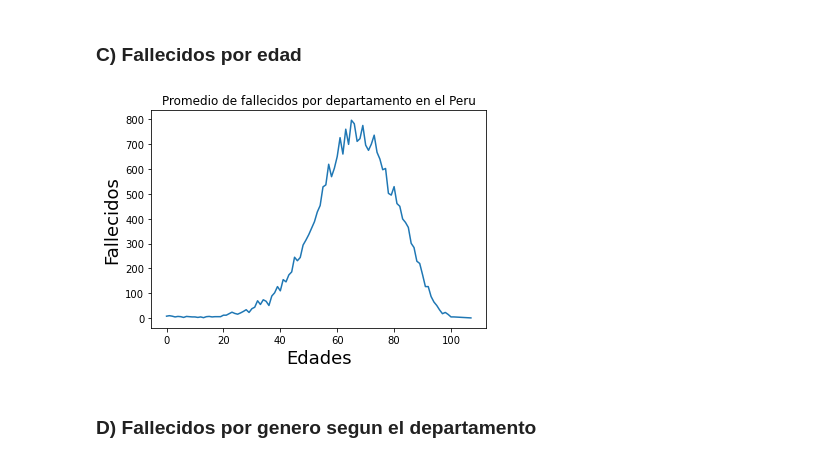
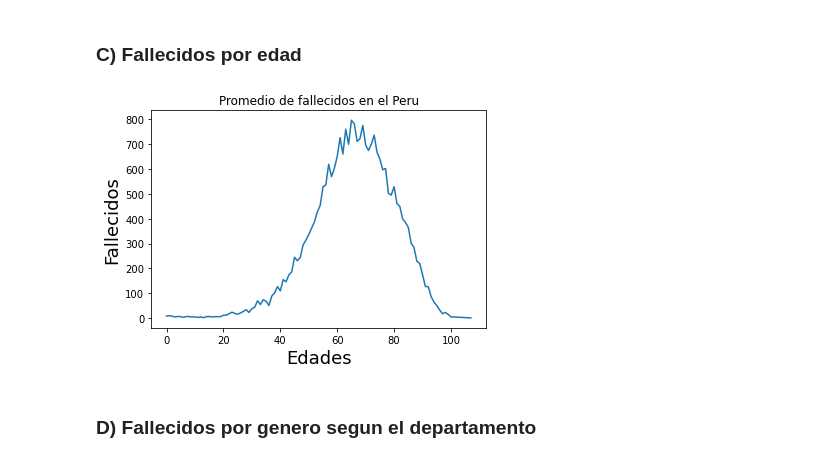
Before and after one commit to KlausM23/EDA-Covid-Peru, a Jupyter notebook: notebooks/analisis_fallecidos.ipynb, the cells around one changed output. Cells and saved outputs as stored; diff of their text form; code cells hidden in the pictures.

```diff
--- a/notebooks/analisis_fallecidos.ipynb
+++ b/notebooks/analisis_fallecidos.ipynb
@@ -90,14 +96,14 @@ columnas_borrar = ['UUID','FECHA_FALLECIMIENTO', 'FECHA_NAC', 'DEPARTAMENTO', 'P
 
 fallecidos_edad = fallecidos_edad.drop(columns = columnas_borrar)
 # %%
-plt.title("Promedio de fallecidos por departamento en el Peru")
+plt.title("Promedio de fallecidos en el Peru")
 
 plt.xlabel("Edades", size = 18)
 plt.ylabel("Fallecidos", size = 18)
 plt.plot(fallecidos_edad['EDAD_DECLARADA'], fallecidos_edad['CANT_CONTAGIADOS'])
 plt.show()
 # %% [output]
-[figure, old version]
+[figure, new version]
 # %% [markdown]
 ### D) Fallecidos por genero segun el departamento
 # %%
```
Also changed, not shown: parts of 5 cells of this notebook, 1 other file.
